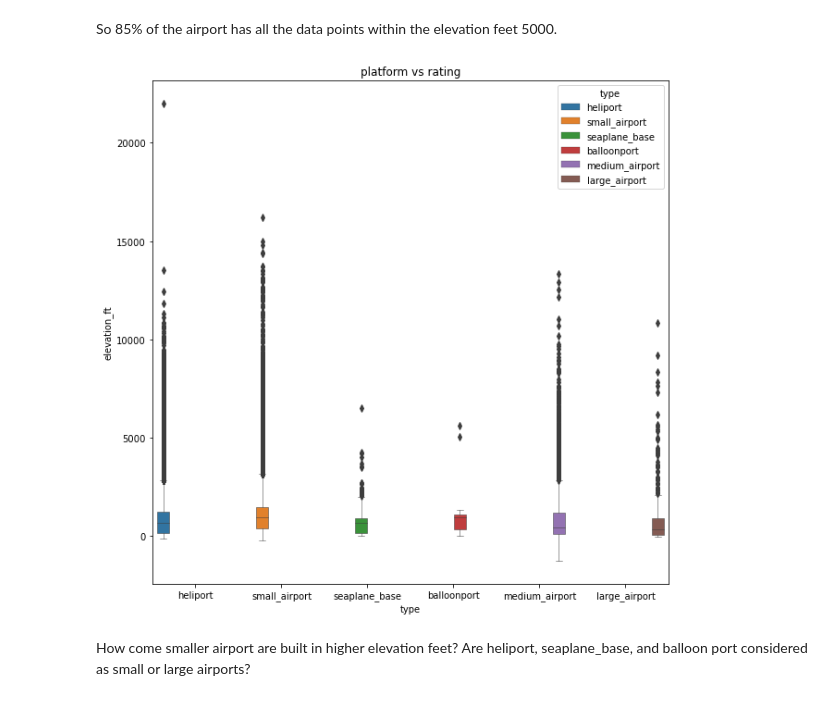
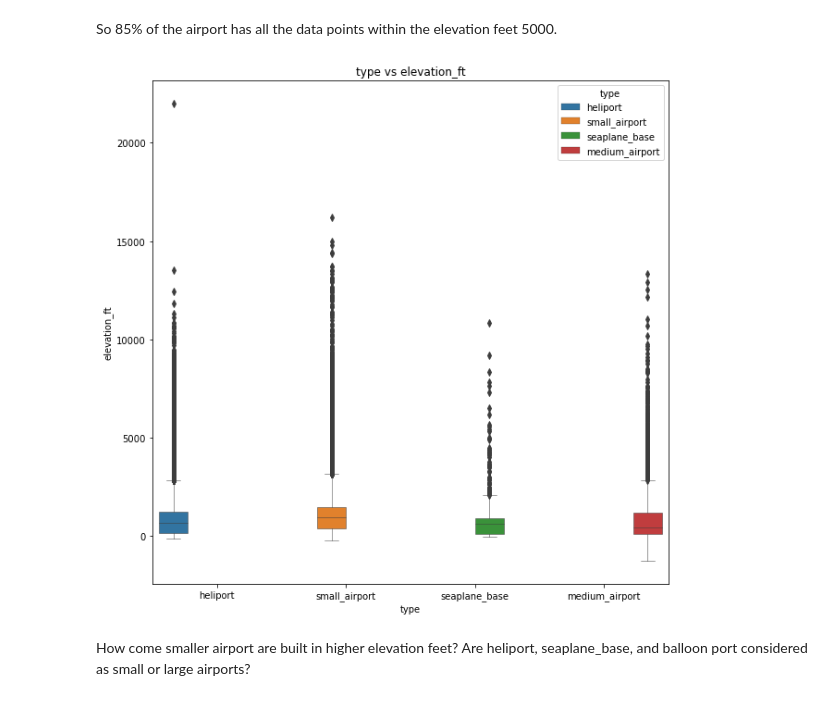
Before and after one commit to taehyun53/Global-Airport-Recommendation-System-, a Jupyter notebook: notebooks/airport.ipynb, the cells around one changed output. Drawn from its saved outputs; the diff is of its cells as text; code cells hidden in the pictures.

```diff
--- a/notebooks/airport.ipynb
+++ b/notebooks/airport.ipynb
@@ -215,0 +256,4 @@ The large airport and seaplane base has the smallest mean value. In further anal
+# %%
+df.loc[(df['type'] == 'large_airport'), 'type'] = 'seaplane_base'
+# %%
+df.loc[(df['type'] == 'balloonport'), 'type'] = 'medium_airport'
@@ -588,3 +663,7 @@ array(['heliport', 'small_airport', 'seaplane_base', 'balloonport',
+# %%
+df.drop(['Country'], axis =1, inplace = True)
+# %%
+df.drop(['State'], axis = 1, inplace = True)
 # %% [markdown]
 The data is clean enough with good object types to go to the next step which is EDA.
 # %% [markdown]
@@ -615,12 +694,12 @@ So 85% of the airport has all the data points within the elevation feet 5000.
 # %%
 import seaborn as sns
 import matplotlib.pyplot as plt
 plt.figure(figsize=(10,10))
 sns.boxplot(x='type', y ='elevation_ft', data = df, hue ='type', width = 0.9, linewidth = 0.5)
-plt.title('platform vs rating')
+plt.title('type vs elevation_ft')
 plt.show()
 # %% [output]
-[figure, old version]
+[figure, new version]
 # %% [markdown]
 How come smaller airport are built in higher elevation feet? Are heliport, seaplane_base, and balloon port considered as small or large airports?
 # %% [markdown]
```
Also changed, not shown: parts of 117 cells of this notebook, 5 other files.
